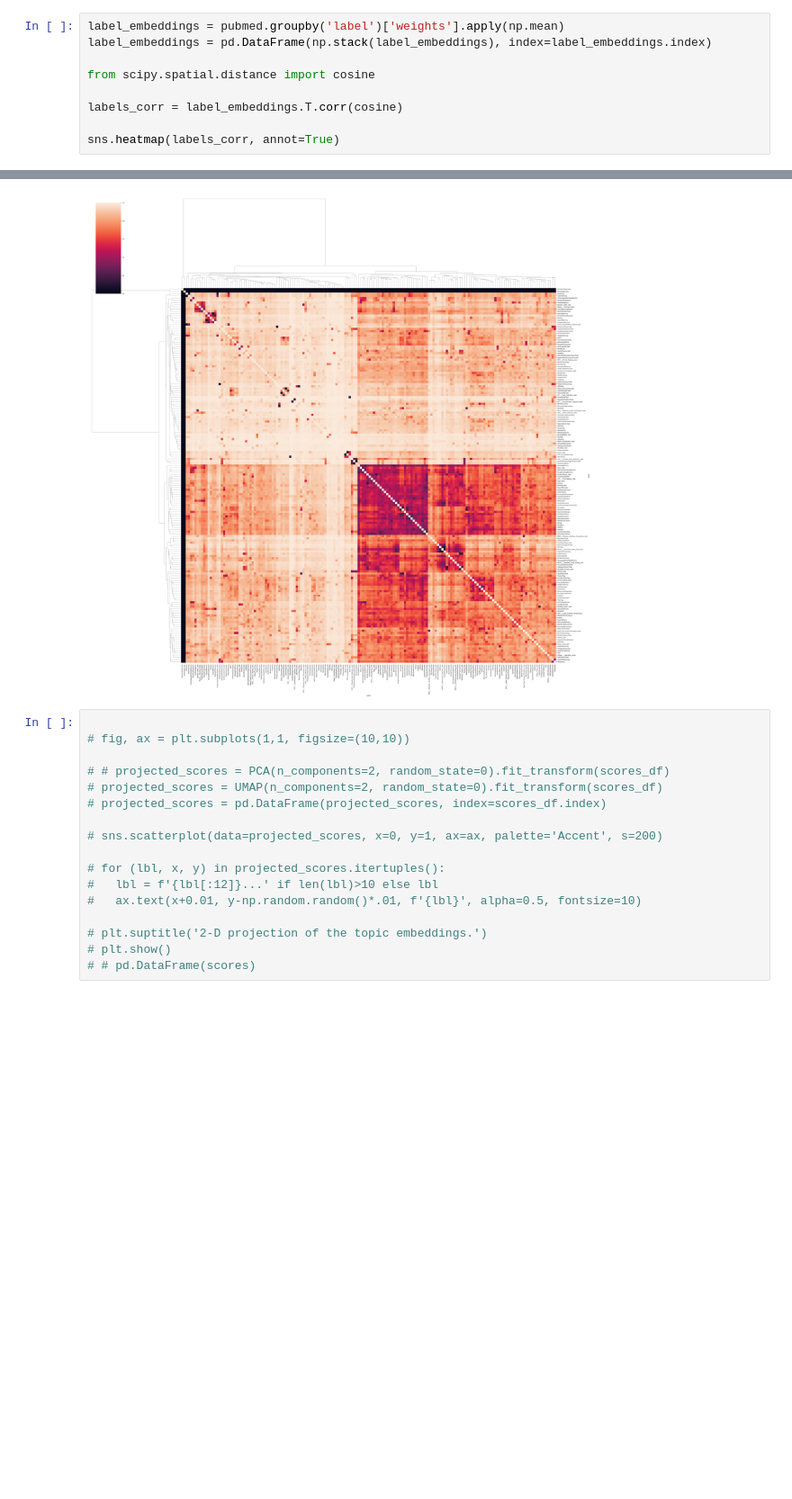
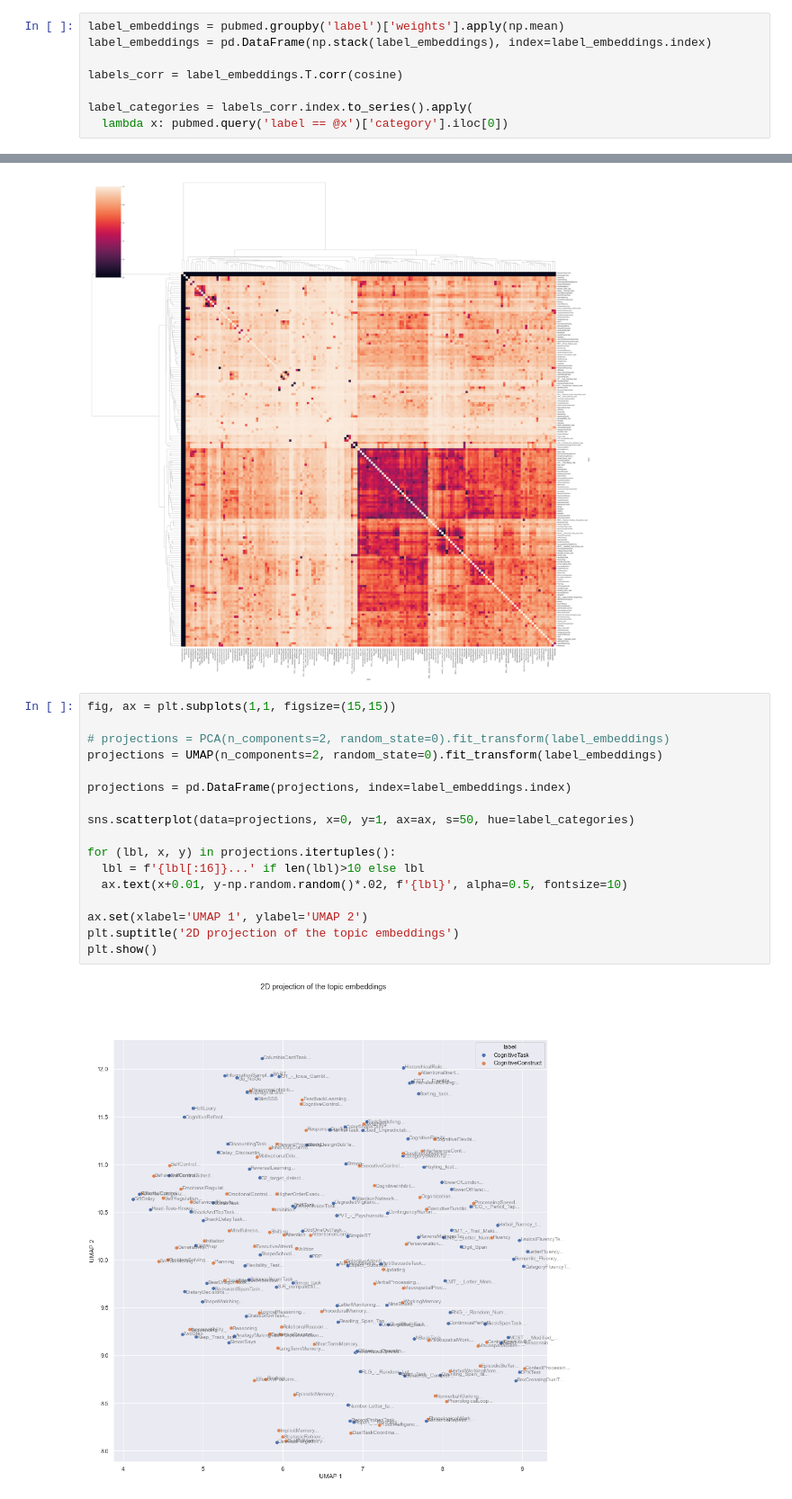
Before and after one commit to morteza/CogText, a Jupyter notebook: notebooks/4-2 TopicWeight Embeddings.ipynb, the cells around one changed output, grey strips where cells are left out. Shown at 90% size. Drawn from its saved outputs; the diff is of its cells as text; blank space fills up the shorter version.

Commit message:
2d projection of labels using weights+umap+etc
Former-commit-id: 166524702d5bc14b5c2b43c47d2546987f7f4bec

```diff
--- a/notebooks/4-2 TopicWeight Embeddings.ipynb
+++ b/notebooks/4-2 TopicWeight Embeddings.ipynb
@@ -22,8 +24,7 @@ pubmed = pubmed.merge(clusters, on='pmid', how='left')
 label_embeddings = pubmed.groupby('label')['weights'].apply(np.mean)
 label_embeddings = pd.DataFrame(np.stack(label_embeddings), index=label_embeddings.index)
 
-from scipy.spatial.distance import cosine
-
 labels_corr = label_embeddings.T.corr(cosine)
 
-sns.heatmap(labels_corr, annot=True)
+label_categories = labels_corr.index.to_series().apply(
+  lambda x: pubmed.query('label == @x')['category'].iloc[0])
@@ -36,22 +34,24 @@ sns.clustermap(labels_corr, figsize=(50, 50))
 <seaborn.matrix.ClusterGrid at 0x...>
 [figure]
 # %%
+fig, ax = plt.subplots(1,1, figsize=(15,15))
 
-# fig, ax = plt.subplots(1,1, figsize=(10,10))
+# projections = PCA(n_components=2, random_state=0).fit_transform(label_embeddings)
+projections = UMAP(n_components=2, random_state=0).fit_transform(label_embeddings)
 
-# # projected_scores = PCA(n_components=2, random_state=0).fit_transform(scores_df)
-# projected_scores = UMAP(n_components=2, random_state=0).fit_transform(scores_df)
-# projected_scores = pd.DataFrame(projected_scores, index=scores_df.index)
+projections = pd.DataFrame(projections, index=label_embeddings.index)
 
-# sns.scatterplot(data=projected_scores, x=0, y=1, ax=ax, palette='Accent', s=200)
+sns.scatterplot(data=projections, x=0, y=1, ax=ax, s=50, hue=label_categories)
 
-# for (lbl, x, y) in projected_scores.itertuples():
-#   lbl = f'{lbl[:12]}...' if len(lbl)>10 else lbl
-#   ax.text(x+0.01, y-np.random.random()*.01, f'{lbl}', alpha=0.5, fontsize=10)
+for (lbl, x, y) in projections.itertuples():
+  lbl = f'{lbl[:16]}...' if len(lbl)>10 else lbl
+  ax.text(x+0.01, y-np.random.random()*.02, f'{lbl}', alpha=0.5, fontsize=10)
 
-# plt.suptitle('2-D projection of the topic embeddings.')
-# plt.show()
-# # pd.DataFrame(scores)
+ax.set(xlabel='UMAP 1', ylabel='UMAP 2')
+plt.suptitle('2D projection of the topic embeddings')
+plt.show()
+# %% [output]
+[figure, added]
 # %%
 %reload_ext watermark
 %watermark
```
Also changed, not shown: parts of 3 cells of this notebook.
